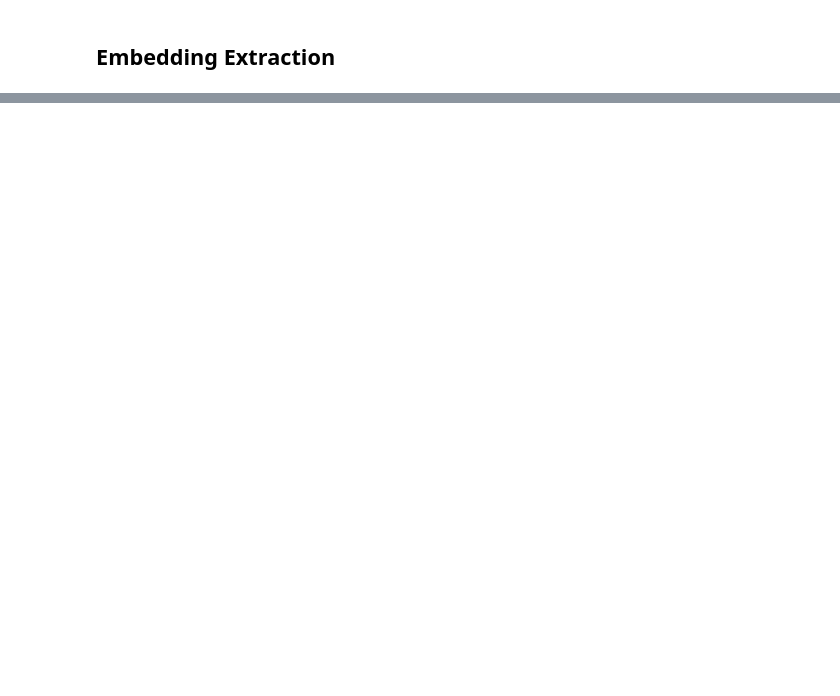
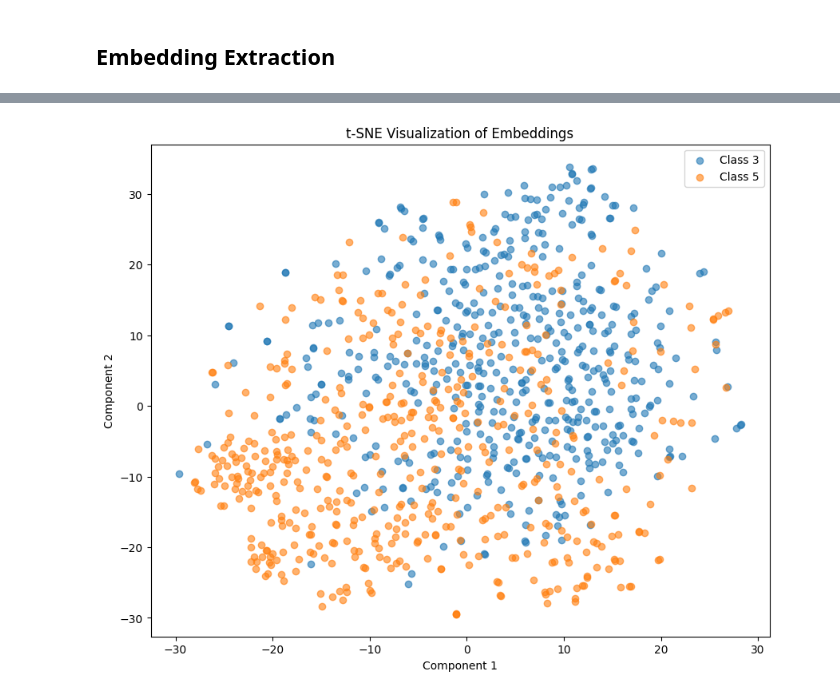
Before and after one commit to danibcorr/unie-deep-learning, a Jupyter notebook: docs/course/topic_04_computer_vision/section_07_transfer_learning.ipynb, the cells around one changed output, grey strips where cells are left out. Saved outputs shown, nothing was run; the diff lists cells and outputs as text; code cells hidden in the pictures; blank space fills up the shorter version.

```diff
--- a/docs/course/topic_04_computer_vision/section_07_transfer_learning.ipynb
+++ b/docs/course/topic_04_computer_vision/section_07_transfer_learning.ipynb
@@ -203,0 +256,17 @@ in order to improve generalization.
+# %%
+model.eval()
+correct = 0
+total = 0
+
+with torch.no_grad():
+    for images, labels in test_loader:
+        images, labels = images.to(device), labels.to(device)
+        labels = torch.tensor([selected_classes.index(label.item()) for label in labels], device=device)
+
+        outputs = model(images)
+        _, predicted = torch.max(outputs, 1)
+        total += labels.size(0)
+        correct += (predicted == labels).sum().item()
+
+test_accuracy = 100 * correct / total
+print(f"Test Accuracy: {test_accuracy:.2f}%")
@@ -464,0 +297,44 @@ labeled data are limited.
+# %%
+import torch
+import torch.nn as nn
+from torchvision import models, transforms
+from sklearn.manifold import TSNE
+import matplotlib.pyplot as plt
+import numpy as np
+
+model = models.resnet18(weights=models.ResNet18_Weights.IMAGENET1K_V1)
+model = nn.Sequential(*list(model.children())[:-1])
+model.eval()
+
+transform = transforms.Compose([
+    transforms.Resize(224),
+    transforms.ToTensor(),
+    transforms.Normalize(mean=[0.485, 0.456, 0.406], std=[0.229, 0.224, 0.225])
+])
+
+def extract_embeddings(dataloader):
+    embeddings = []
+    labels = []
+    with torch.no_grad():
+        for images, lbls in dataloader:
+            emb = model(images).squeeze()
+            embeddings.append(emb.numpy())
+            labels.append(lbls.numpy())
+    return np.vstack(embeddings), np.concatenate(labels)
+
+embeddings, labels = extract_embeddings(train_loader)
+
+tsne = TSNE(n_components=2, random_state=42)
+embeddings_2d = tsne.fit_transform(embeddings)
+
+plt.figure(figsize=(10, 8))
+for label in np.unique(labels):
+    mask = labels == label
+    plt.scatter(embeddings_2d[mask, 0], embeddings_2d[mask, 1], label=f'Class {label}', alpha=0.6)
+plt.legend()
+plt.title('t-SNE Visualization of Embeddings')
+plt.xlabel('Component 1')
+plt.ylabel('Component 2')
+plt.show()
+# %% [output]
+[figure, added]
```
Also changed, not shown: parts of 71 cells of this notebook, 8 other files.
